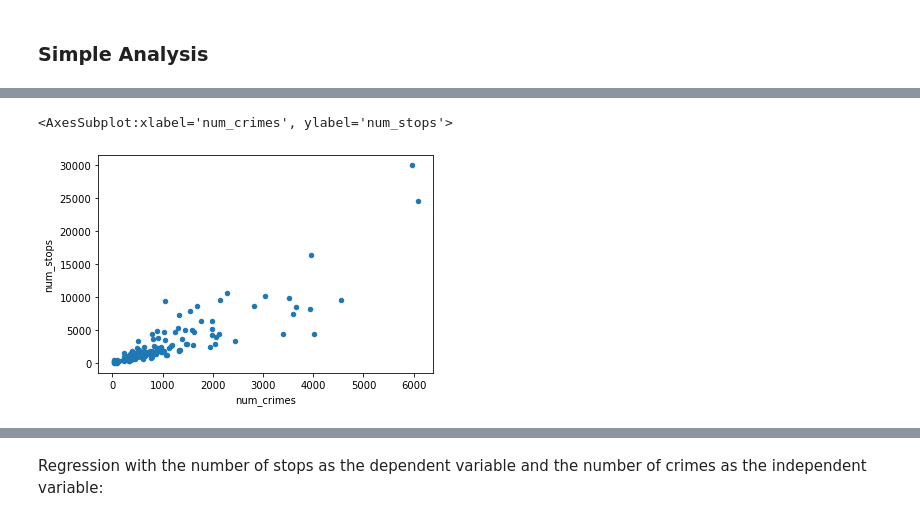
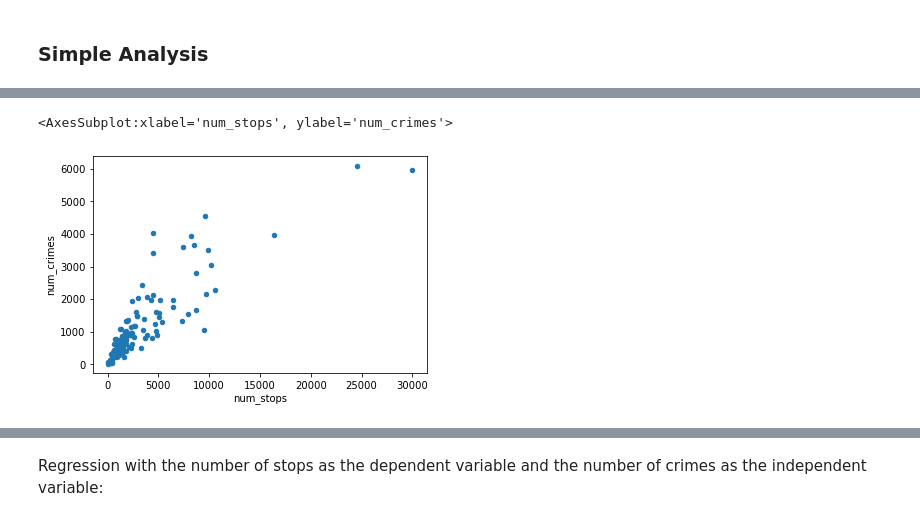
Before and after one commit to aldabbagh/DPI617, a Jupyter notebook: starter.ipynb, the cells around one changed output, grey strips where cells are left out. Cells and saved outputs as stored; diff of their text form; code cells hidden in the pictures.

```diff
--- a/starter.ipynb
+++ b/starter.ipynb
@@ -201,6 +210,12 @@ model1_data = crime_stops_by_beat.groupby(['beat', 'num_crimes']).sum().reset_in
+# %%
+# create a new column that converst num_crimes to percentiles
+model1_data['num_crimes_percentile'] = model1_data['num_crimes'].rank(pct=True)
+
+# create a new column that converst num_stops to percentiles
+model1_data['num_stops_percentile'] = model1_data['num_stops'].rank(pct=True)
 # %%
 # plot a scatter plot of num_stops and num_crimes
-model1_data.plot.scatter(x='num_crimes', y='num_stops')
+model1_data.plot.scatter(x='num_stops', y='num_crimes')
 # %% [output]
-<AxesSubplot:xlabel='num_crimes', ylabel='num_stops'>
+<AxesSubplot:xlabel='num_stops', ylabel='num_crimes'>
-[figure, old version]
+[figure, new version]
```
Also changed, not shown: parts of 4 cells of this notebook, 2 other files.
